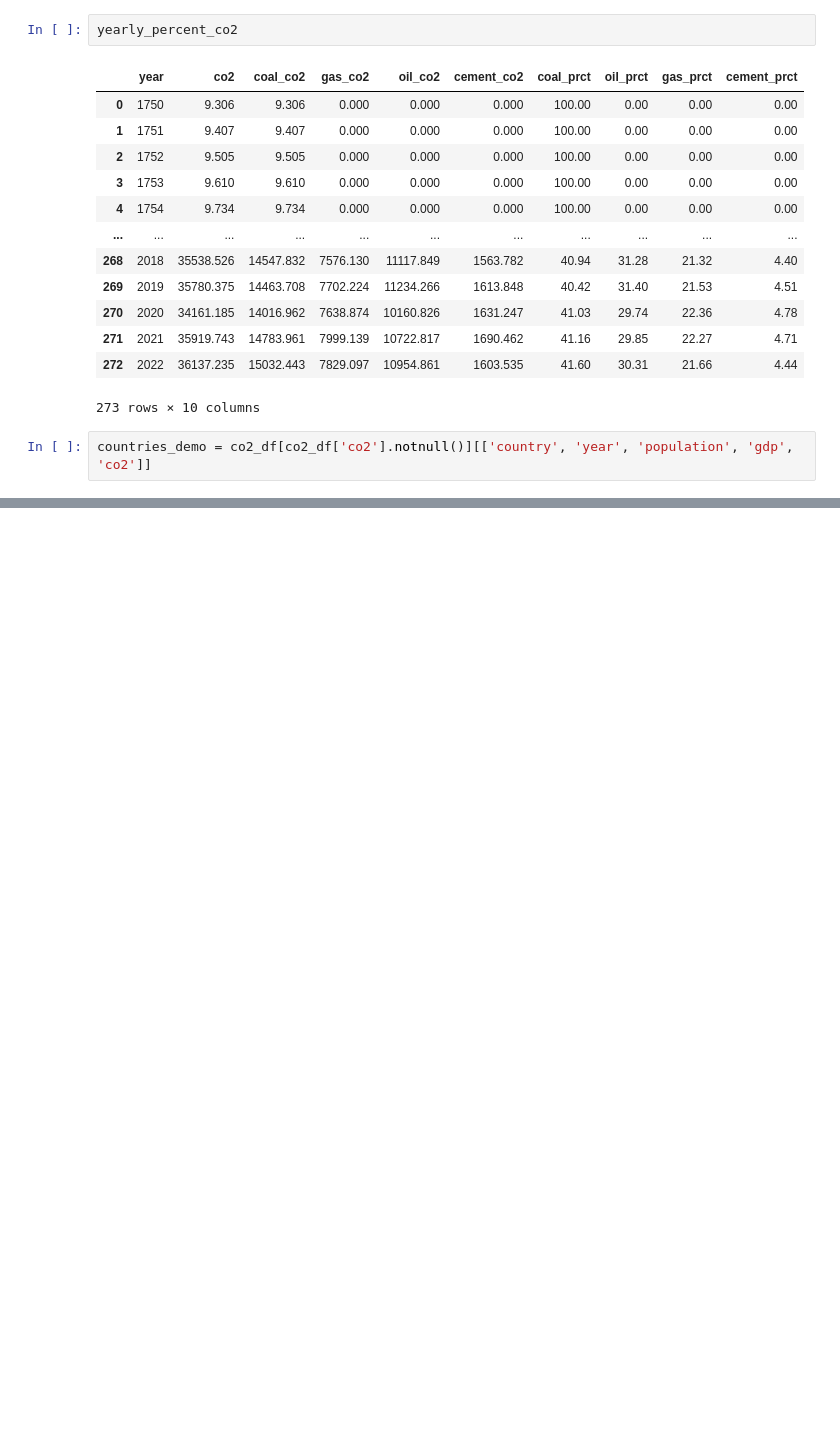
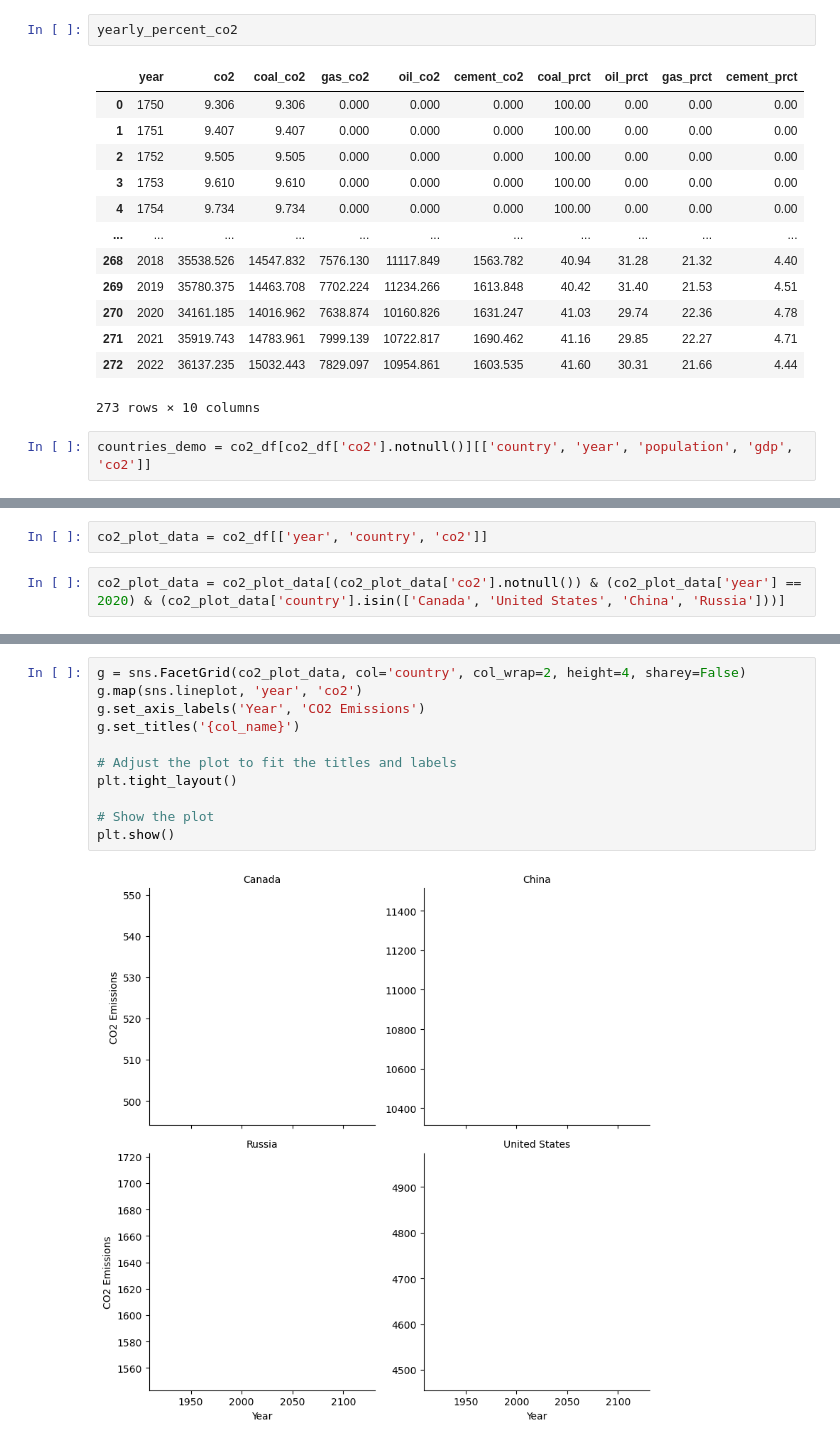
Before and after one commit to Kanustu/world_co2, a Jupyter notebook: world_co2_exp.ipynb, the cells around one changed output, grey strips where cells are left out. Cells and saved outputs as stored; diff of their text form; blank space fills up the shorter version.

```diff
--- a/world_co2_exp.ipynb
+++ b/world_co2_exp.ipynb
@@ -320,0 +388,4 @@ country
+# %%
+co2_plot_data = co2_df[['year', 'country', 'co2']]
+# %%
+co2_plot_data = co2_plot_data[(co2_plot_data['co2'].notnull()) & (co2_plot_data['year'] == 2020) & (co2_plot_data['country'].isin(['Canada', 'United States', 'China', 'Russia']))]
@@ -320,0 +400,13 @@ country
+# %%
+g = sns.FacetGrid(co2_plot_data, col='country', col_wrap=2, height=4, sharey=False)
+g.map(sns.lineplot, 'year', 'co2')
+g.set_axis_labels('Year', 'CO2 Emissions')
+g.set_titles('{col_name}')
+
+# Adjust the plot to fit the titles and labels
+plt.tight_layout()
+
+# Show the plot
+plt.show()
+# %% [output]
+[figure, added]
```
Also changed, not shown: parts of 11 cells of this notebook.
